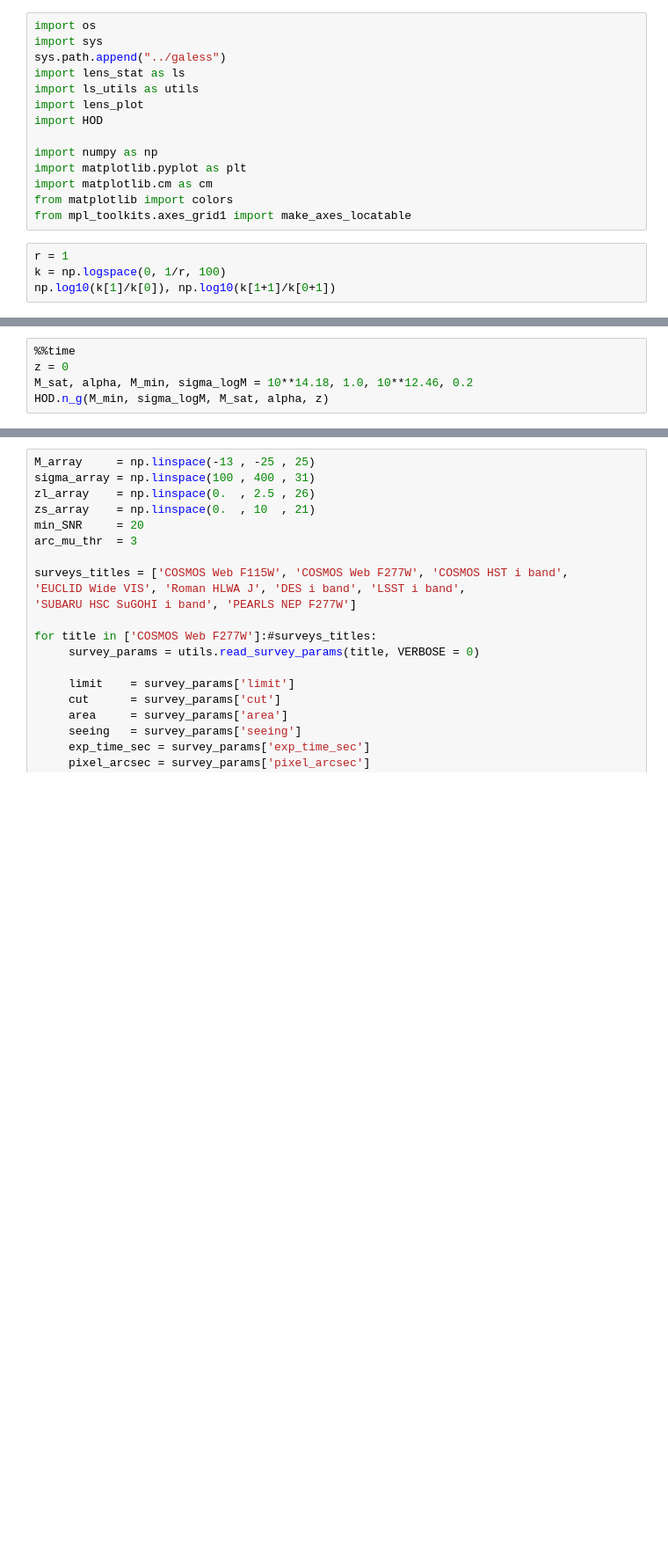
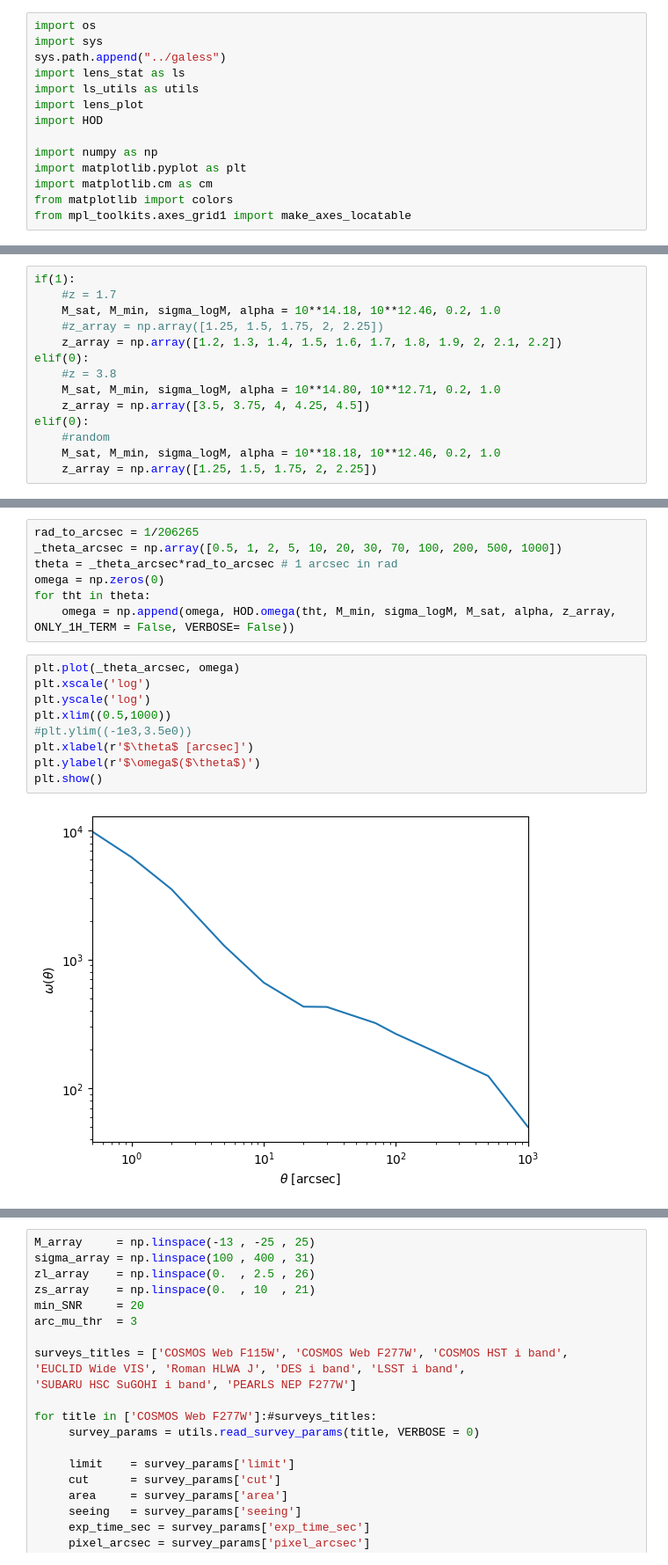
Before and after one commit to Ferr013/GALESS, a Jupyter notebook: examples/basic_example.ipynb, the cells around one changed output, grey strips where cells are left out. Shown: that part at 88% size. Drawn from its saved outputs; the diff is of its cells as text; blank space fills up the shorter version.

```diff
--- a/examples/basic_example.ipynb
+++ b/examples/basic_example.ipynb
@@ -12,7 +12,3 @@ import matplotlib.pyplot as plt
 import matplotlib.cm as cm
 from matplotlib import colors
 from mpl_toolkits.axes_grid1 import make_axes_locatable
-# %%
-r = 1
-k = np.logspace(0, 1/r, 100)
-np.log10(k[1]/k[0]), np.log10(k[1+1]/k[0+1])
@@ -21,5 +14,0 @@ np.log10(k[1]/k[0]), np.log10(k[1+1]/k[0+1])
-# %%
-%%time
-z = 0
-M_sat, alpha, M_min, sigma_logM = 10**14.18, 1.0, 10**12.46, 0.2
-HOD.n_g(M_min, sigma_logM, M_sat, alpha, z)
@@ -32,0 +15,14 @@ Wall time: 5.03 ms
+# %%
+if(1):
+    #z = 1.7
+    M_sat, M_min, sigma_logM, alpha = 10**14.18, 10**12.46, 0.2, 1.0
+    #z_array = np.array([1.25, 1.5, 1.75, 2, 2.25])
+    z_array = np.array([1.2, 1.3, 1.4, 1.5, 1.6, 1.7, 1.8, 1.9, 2, 2.1, 2.2])
+elif(0):
+    #z = 3.8
+    M_sat, M_min, sigma_logM, alpha = 10**14.80, 10**12.71, 0.2, 1.0
+    z_array = np.array([3.5, 3.75, 4, 4.25, 4.5])
+elif(0):
+    #random
+    M_sat, M_min, sigma_logM, alpha = 10**18.18, 10**12.46, 0.2, 1.0
+    z_array = np.array([1.25, 1.5, 1.75, 2, 2.25])
@@ -32,0 +41,18 @@ Wall time: 5.03 ms
+# %%
+rad_to_arcsec = 1/206265
+_theta_arcsec = np.array([0.5, 1, 2, 5, 10, 20, 30, 70, 100, 200, 500, 1000])
+theta = _theta_arcsec*rad_to_arcsec # 1 arcsec in rad
+omega = np.zeros(0)
+for tht in theta:
+    omega = np.append(omega, HOD.omega(tht, M_min, sigma_logM, M_sat, alpha, z_array, ONLY_1H_TERM = False, VERBOSE= False))
+# %%
+plt.plot(_theta_arcsec, omega)
+plt.xscale('log')
+plt.yscale('log')
+plt.xlim((0.5,1000))
+#plt.ylim((-1e3,3.5e0))
+plt.xlabel(r'$\theta$ [arcsec]')
+plt.ylabel(r'$\omega$($\theta$)')
+plt.show()
+# %% [output]
+[figure, added]
```
Also changed, not shown: parts of 5 cells of this notebook, 13 other files.
